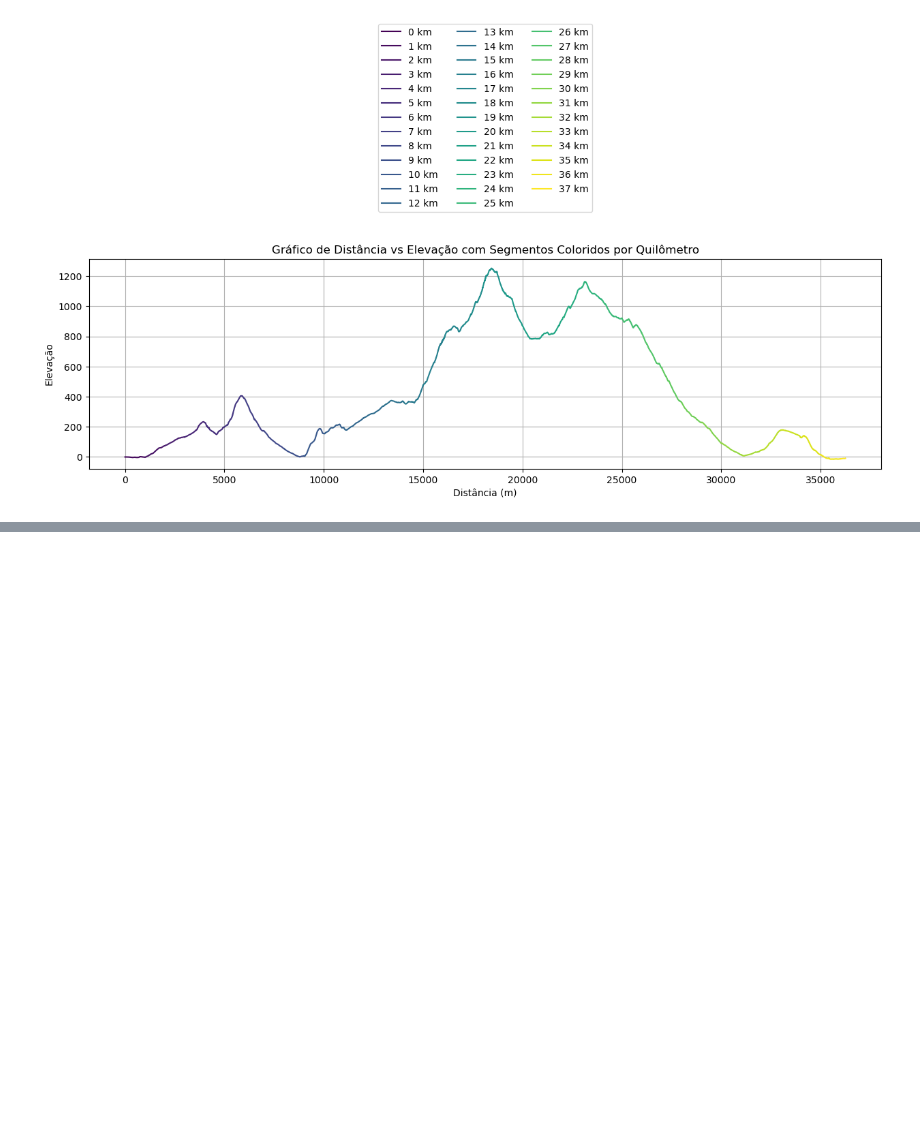
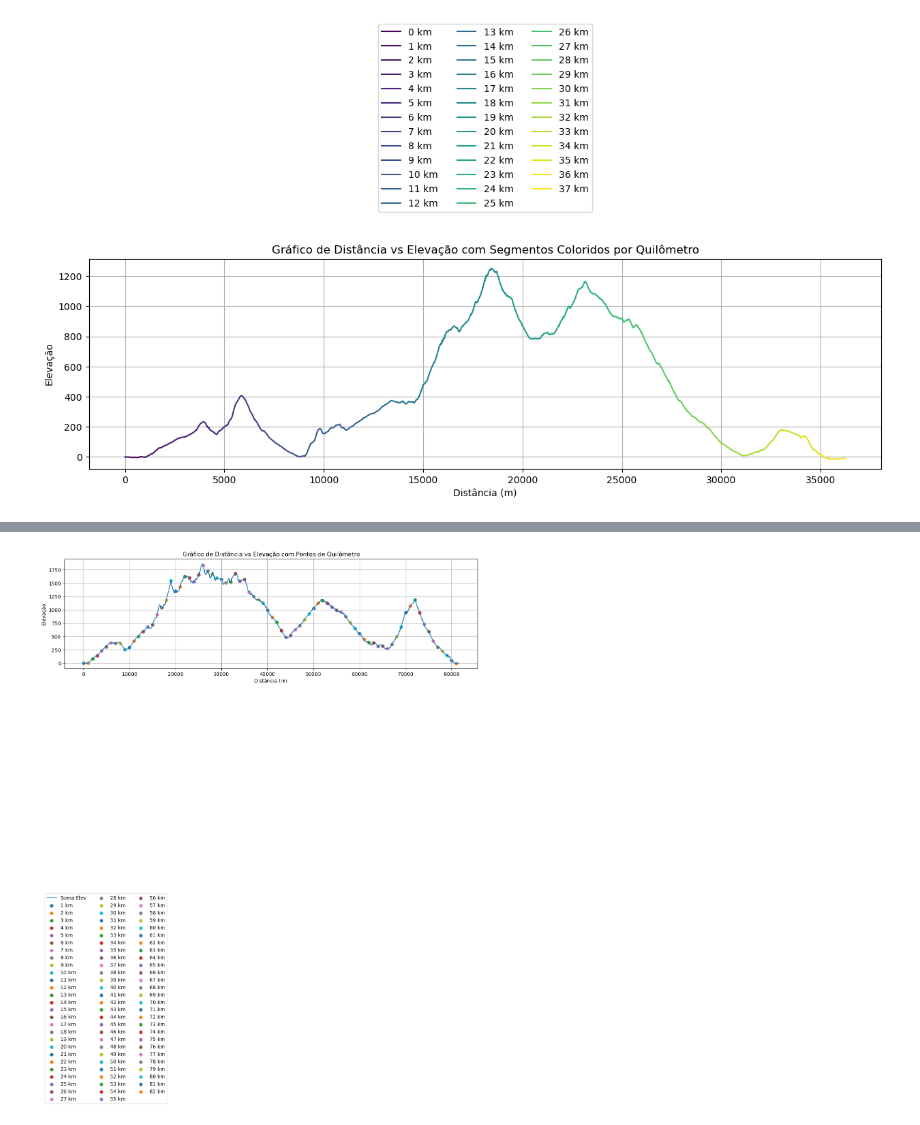
Before and after one commit to joaomts/-strava_analytics, a Jupyter notebook: analise_exploratoria_percurso.ipynb, the cells around one changed output, grey strips where cells are left out. Drawn from its saved outputs; the diff is of its cells as text; code cells hidden in the pictures; blank space fills up the shorter version.

```diff
--- a/analise_exploratoria_percurso.ipynb
+++ b/analise_exploratoria_percurso.ipynb
@@ -74,3 +85,5 @@ plt.grid(True)
 plt.show()
 # %% [output]
 [figure]
+# %%
+df_gpx80 = pd.read_csv("tabela_final_lsmision_80km.csv", sep = ';', index_col='Unnamed: 0')
@@ -76,0 +99,22 @@ plt.show()
+# %%
+plt.figure(figsize=(15, 4))
+plt.plot(df_gpx80['soma_dist'], df_gpx80['soma_elev'], label='Soma Elev')
+
+# Adicionando os pontos para cada quilômetro
+km_points = df_gpx80[df_gpx80['km_group'].notnull()]  # Filtra apenas as linhas que têm 'km_group'
+for km in km_points['km_group'].unique():
+    km_dist = km_points[km_points['km_group'] == km]['soma_dist'].values[0]
+    km_elev = km_points[km_points['km_group'] == km]['soma_elev'].values[0]
+    plt.scatter(km_dist, km_elev, label=f'{km} km')
+
+# Adicionando legendas e título
+plt.xlabel('Distância (m)')
+plt.ylabel('Elevação')
+plt.title('Gráfico de Distância vs Elevação com Pontos de Quilômetro')
+plt.legend(loc='lower center', bbox_to_anchor=(0.1, -4), ncol=3)  # Ajusta a posição da legenda
+plt.grid(True)
+
+# Exibindo o gráfico
+plt.show()
+# %% [output]
+[figure, added]
```
Also changed, not shown: parts of 5 cells of this notebook, 3 other files.
